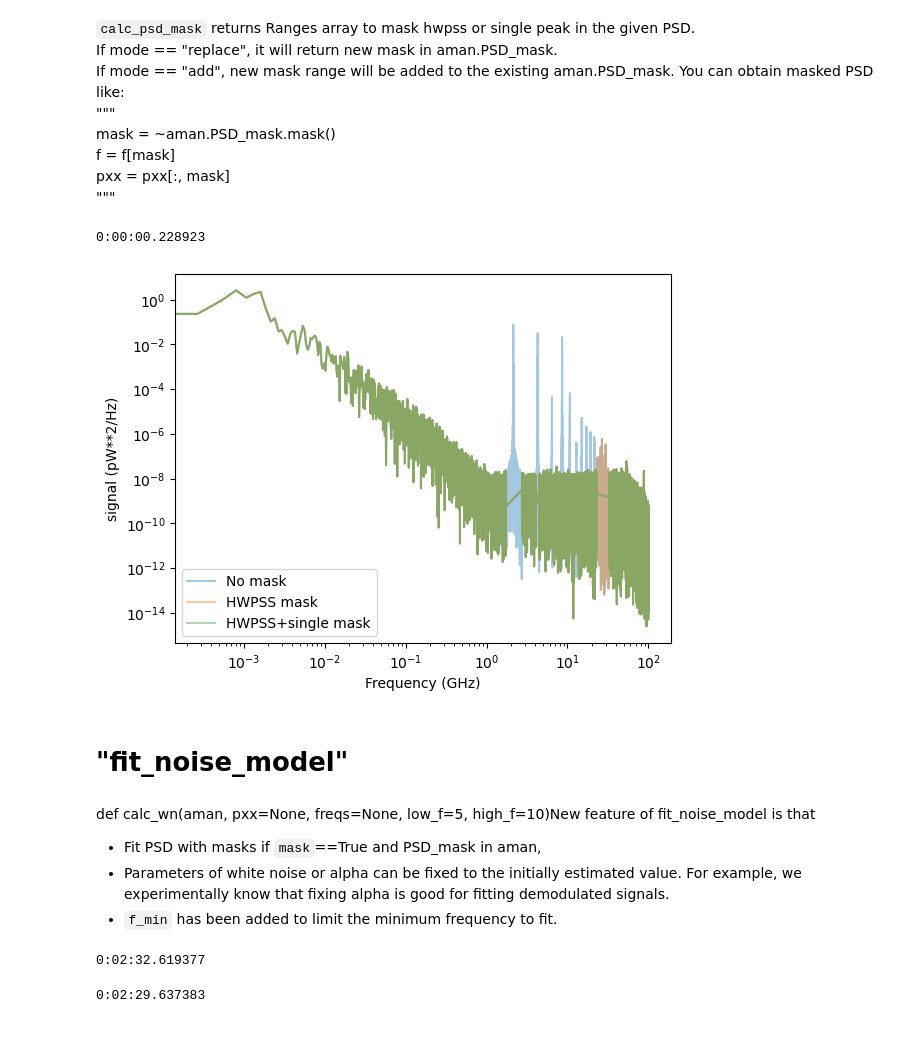
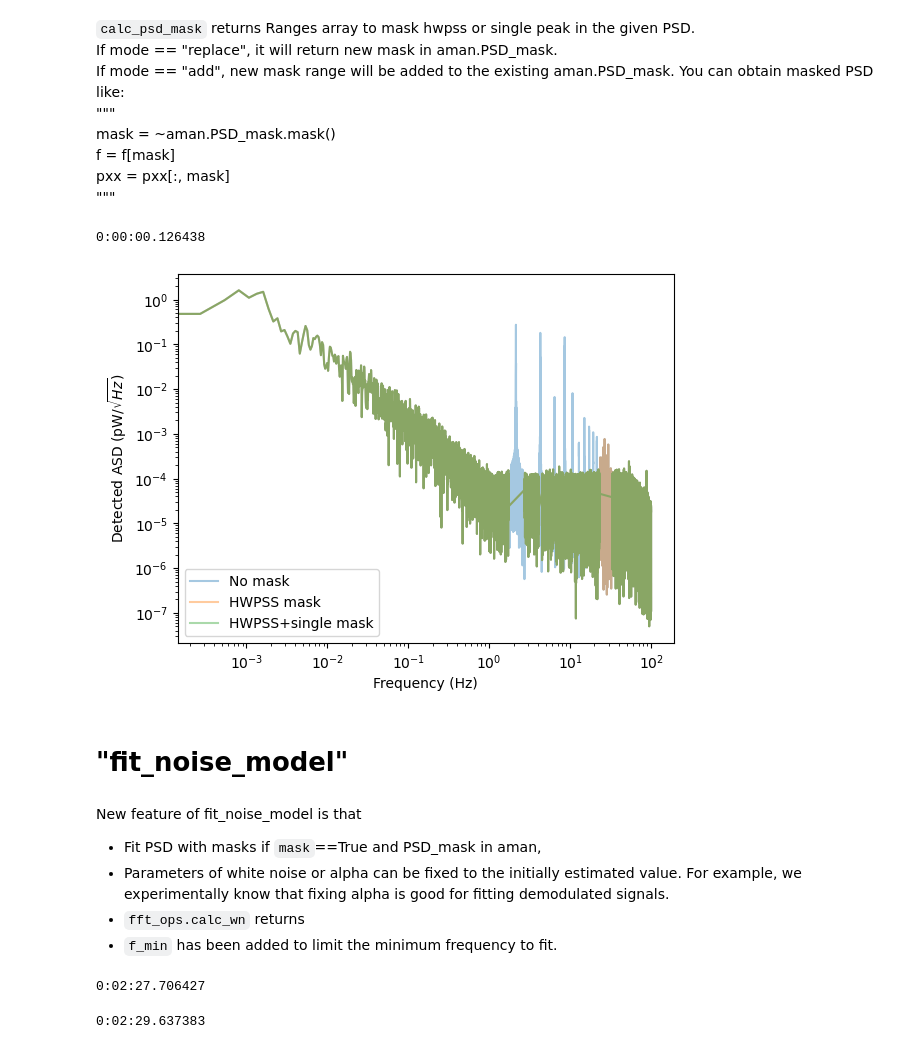
Before and after one commit to 17-sugiyama/scratch, a Jupyter notebook: 20250114_fft_ops_PR.ipynb, the cells around one changed output. Cells and saved outputs as stored; diff of their text form; code cells hidden in the pictures.

```diff
--- a/20250114_fft_ops_PR.ipynb
+++ b/20250114_fft_ops_PR.ipynb
@@ -69,29 +69,30 @@ pxx = pxx[:, mask]\
 # %%
 start = datetime.datetime.now()
 plt.figure()
-plt.loglog(aman.freqs, aman.Pxx[0], alpha=0.4, label="No mask")
+plt.loglog(aman.freqs, np.sqrt(aman.Pxx[0]), alpha=0.4, label="No mask")
 # create hwpss mask
 fft_ops.get_psd_mask(aman, mask_hwpss=True, hwpss_width=((-0.4, 0.6),(-0.2, 0.2)), merge=True)
 mask = ~aman.psd_mask.mask()
-plt.loglog(aman.freqs[mask], aman.Pxx[0][mask], alpha=0.4, label="HWPSS mask")
+plt.loglog(aman.freqs[mask], np.sqrt(aman.Pxx[0][mask]), alpha=0.4, label="HWPSS mask")
 
 # add single peak mask
 fft_ops.get_psd_mask(aman, psd_mask=aman.psd_mask.mask(),mask_peak=True, peak_freq=28, peak_width=(-5, +5), merge=True)
 mask = ~aman.psd_mask.mask()
-plt.loglog(aman.freqs[mask], aman.Pxx[0][mask], alpha=0.4, label="HWPSS+single mask")
-plt.xlabel('Frequency (GHz)')
-plt.ylabel('signal (pW**2/Hz)')
+plt.loglog(aman.freqs[mask], np.sqrt(aman.Pxx[0][mask]), alpha=0.4, label="HWPSS+single mask")
+plt.xlabel('Frequency (Hz)')
+plt.ylabel('Detected ASD (pW/$\sqrt{Hz}$)')
 plt.legend()
 stop = datetime.datetime.now()
 print(stop - start)
 # %% [output]
-0:00:00.228923
+0:00:00.126438
-[figure, old version]
+[figure, new version]
 # %% [markdown]
 # "fit_noise_model"
 # %% [markdown]
-def calc_wn(aman, pxx=None, freqs=None, low_f=5, high_f=10)New feature of fit_noise_model is that
+New feature of fit_noise_model is that
 * Fit PSD with masks if ``mask``==True and PSD_mask in aman,
 * Parameters of white noise or alpha can be fixed to the initially estimated value. For example, we experimentally know that fixing alpha is good for fitting demodulated signals.
+* ``fft_ops.calc_wn`` returns
 * ``f_min`` has been added to limit the minimum frequency to fit.
 # %%
@@ -104,12 +105,12 @@ noise_fit_stats_fixed_wn = fft_ops.fit_noise_model(aman,
                                                    f_min=0.001,
                                                    f_max=20,
                                                    mask=True,
-                                                   wn_est = wn,
+                                                   wn_est=wn_initial_val,
                                                    fixed_param="wn")
 stop = datetime.datetime.now()
 print(stop - start)
 # %% [output]
-0:02:32.619377
+0:02:27.706427
 # %%
 start = datetime.datetime.now()
 noise_fit_stats_fixed_alpha = fft_ops.fit_noise_model(aman,
```
Also changed, not shown: parts of 17 cells of this notebook.
